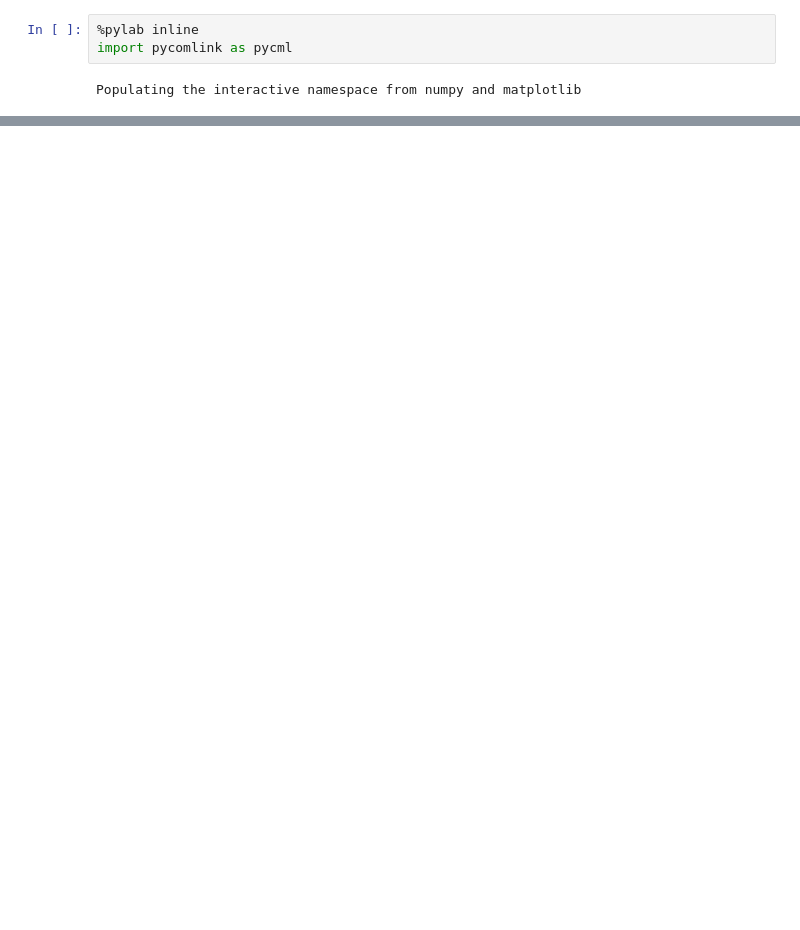
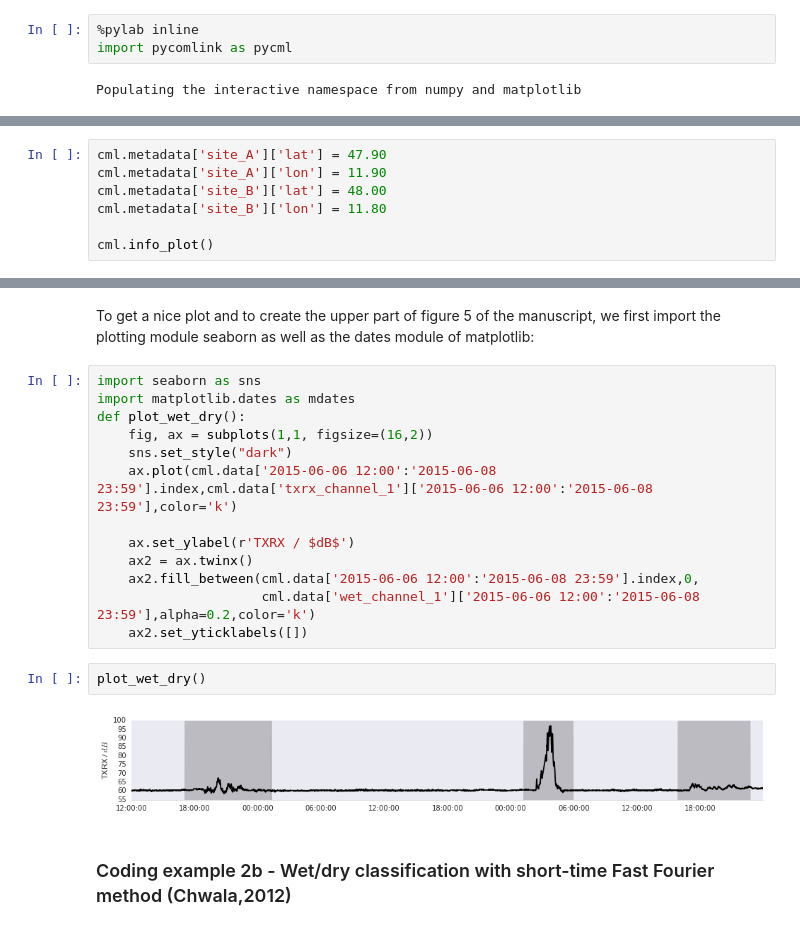
Before and after one commit to keis-f/pycml_env, a Jupyter notebook: index.ipynb, the cells around one changed output, grey strips where cells are left out. Cells and saved outputs as stored; diff of their text form; blank space fills up the shorter version.

```diff
--- a/index.ipynb
+++ b/index.ipynb
@@ -20,0 +95,7 @@ cml.metadata
+# %%
+cml.metadata['site_A']['lat'] = 47.90
+cml.metadata['site_A']['lon'] = 11.90
+cml.metadata['site_B']['lat'] = 48.00
+cml.metadata['site_B']['lon'] = 11.80
+
+cml.info_plot()
@@ -20,0 +127,21 @@ cml.metadata
+# %% [markdown]
+To get a nice plot and to create the upper part of figure 5 of the manuscript, we first import the plotting module seaborn as well as the dates module of matplotlib:
+# %%
+import seaborn as sns
+import matplotlib.dates as mdates
+def plot_wet_dry():
+    fig, ax = subplots(1,1, figsize=(16,2))
+    sns.set_style("dark")
+    ax.plot(cml.data['2015-06-06 12:00':'2015-06-08 23:59'].index,cml.data['txrx_channel_1']['2015-06-06 12:00':'2015-06-08 23:59'],color='k')
+
+    ax.set_ylabel(r'TXRX / $dB$')
+    ax2 = ax.twinx()
+    ax2.fill_between(cml.data['2015-06-06 12:00':'2015-06-08 23:59'].index,0,
+                     cml.data['wet_channel_1']['2015-06-06 12:00':'2015-06-08 23:59'],alpha=0.2,color='k')
+    ax2.set_yticklabels([])
+# %%
+plot_wet_dry()
+# %% [output]
+[figure, added]
+# %% [markdown]
+### Coding example 2b - Wet/dry classification with short-time Fast Fourier method (Chwala,2012)
```
Also changed, not shown: parts of 44 cells of this notebook, 1 other file.
